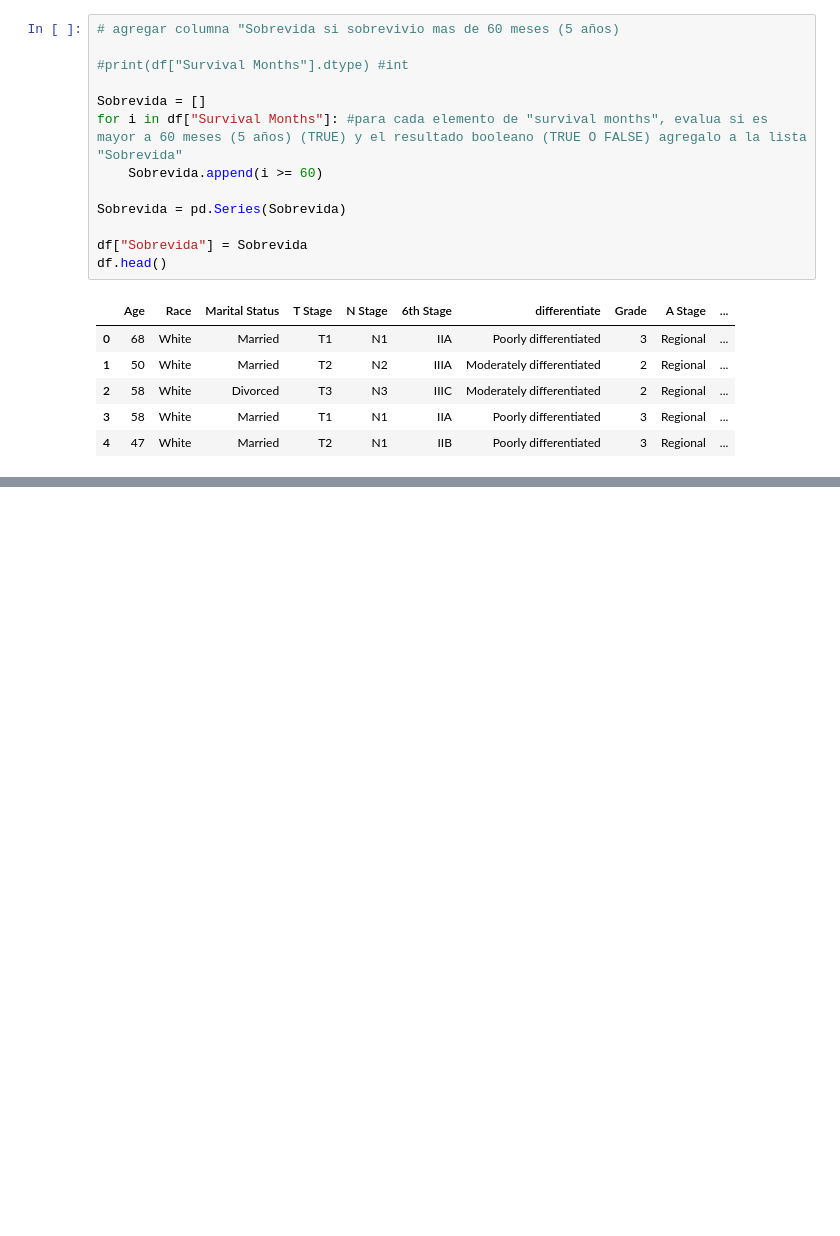
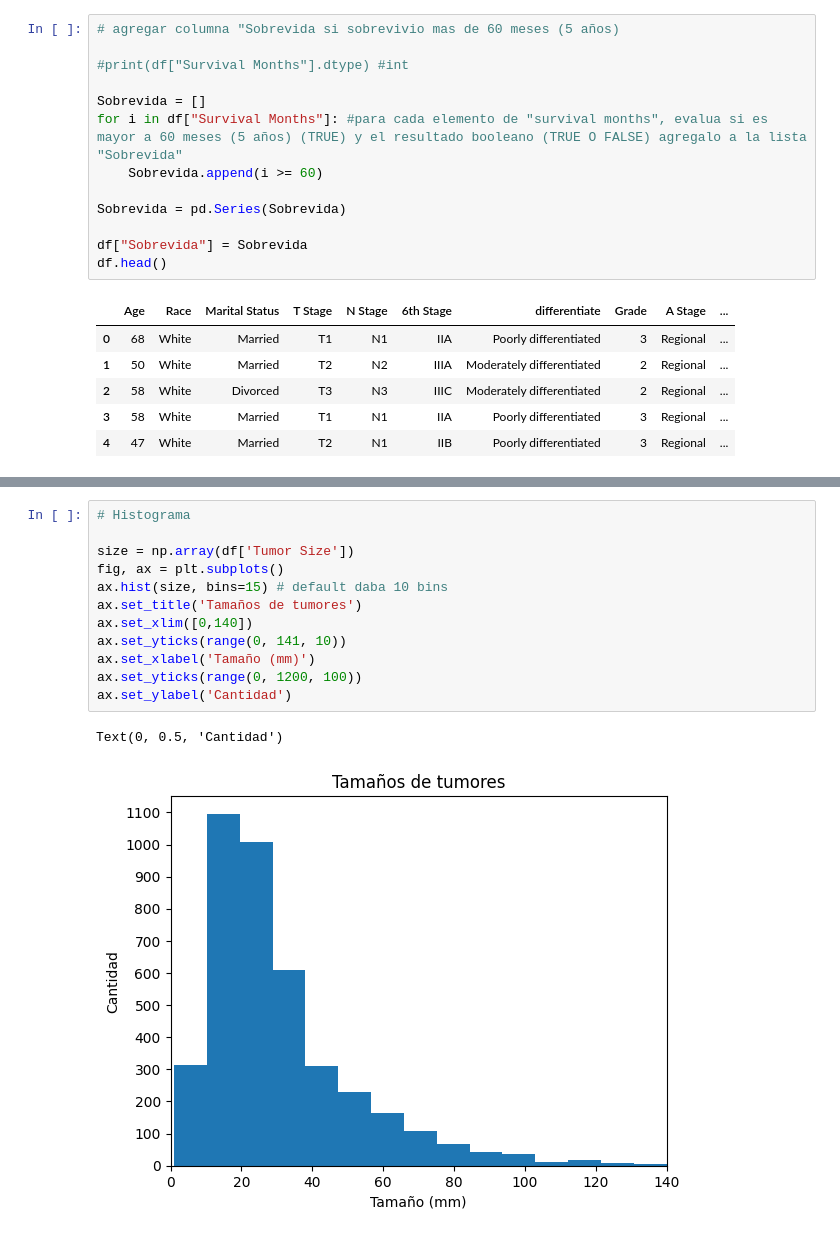
Before and after one commit to LuisaBeccar/Clases-de-CoderHouse-Data-Science, a Jupyter notebook: LuisaBeccarVarela_TP.ipynb, the cells around one changed output, grey strips where cells are left out. Drawn from its saved outputs; the diff is of its cells as text; blank space fills up the shorter version.

```diff
--- a/LuisaBeccarVarela_TP.ipynb
+++ b/LuisaBeccarVarela_TP.ipynb
@@ -145,0 +237,15 @@ print("NO SOBREVIVIENTES", df_NOsv.describe(include=object).T, "\n", "\n", df_NO
+# %%
+# Histograma
+
+size = np.array(df['Tumor Size'])
+fig, ax = plt.subplots()
+ax.hist(size, bins=15) # default daba 10 bins
+ax.set_title('Tamaños de tumores')
+ax.set_xlim([0,140])
+ax.set_yticks(range(0, 141, 10))
+ax.set_xlabel('Tamaño (mm)')
+ax.set_yticks(range(0, 1200, 100))
+ax.set_ylabel('Cantidad')
+# %% [output]
+Text(0, 0.5, 'Cantidad')
+[figure, added]
```
Also changed, not shown: parts of 13 cells of this notebook.
